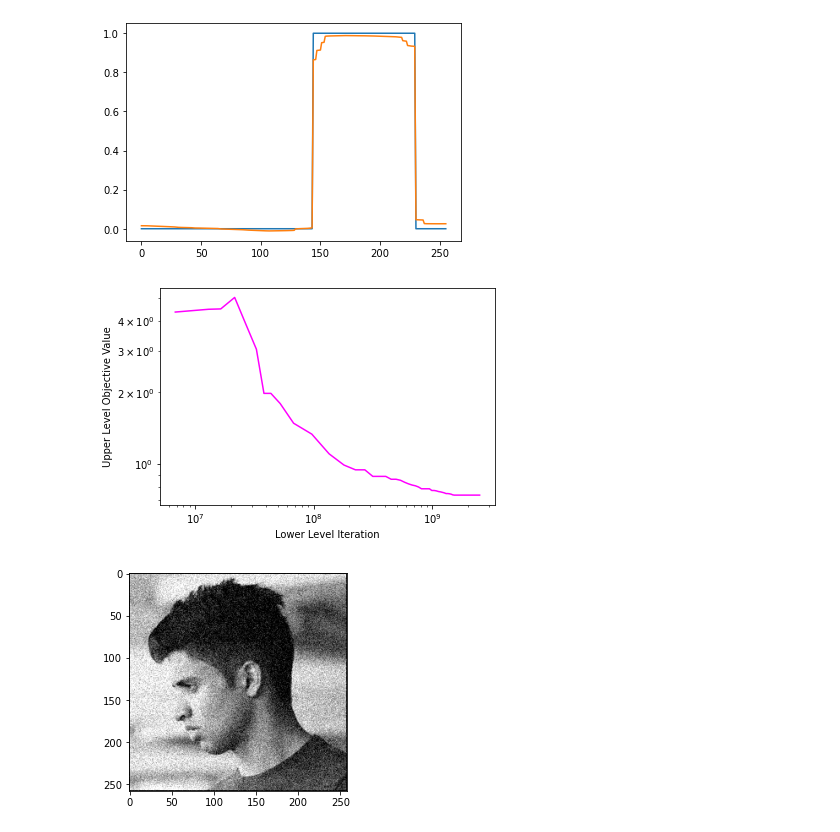
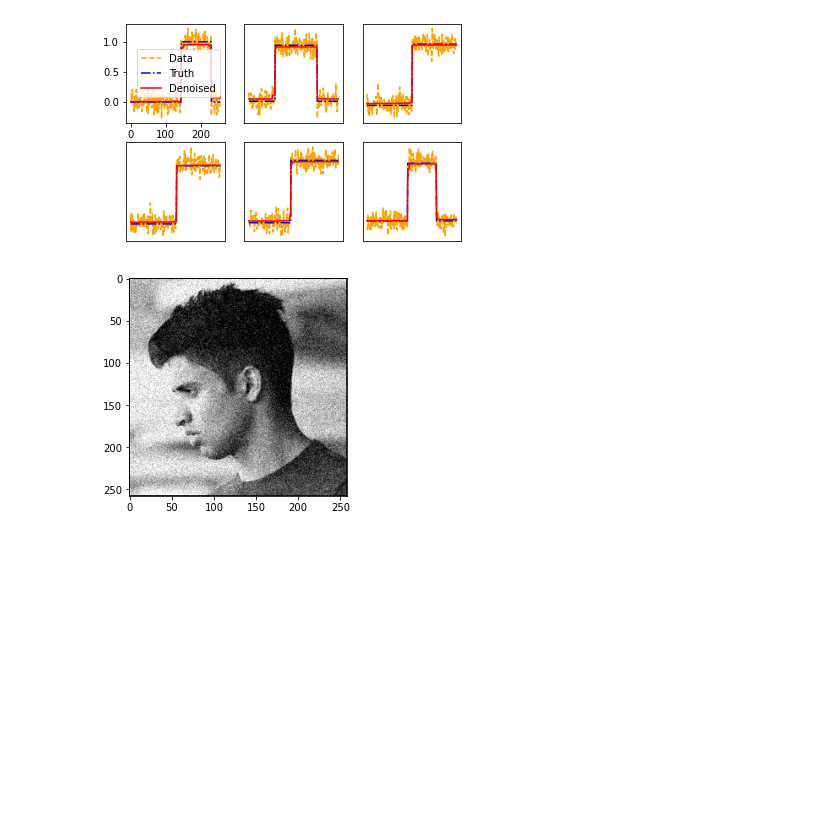
Before and after one commit to MohammadSadeghSalehi/Bilevel, a Jupyter notebook: Codes/Bilevel.ipynb, the cells around one changed output. Drawn from its saved outputs; the diff is of its cells as text; code cells hidden in the pictures; blank space fills up the shorter version.

Commit message:
Figures are added

```diff
--- a/Codes/Bilevel.ipynb
+++ b/Codes/Bilevel.ipynb
@@ -108,30 +111,78 @@ class DFO_FISTA:
         return np.squeeze(np.asarray(self.x0))
 # %%
 #Denoising 1D
+from cProfile import label
+from turtle import color
+
+
 x0 = np.random.rand(1,256)
 data = np.load('1dData.npz')
 b = data['X']
-b = b[:5,:]
+b = b[:100,:]
 A = np.eye(x0.shape[1])
 y = data['y']
-y = y[:5,:]
+y = y[:100,:]
 #theta = [nu, xi, alpha] = [1e-3,1e-3,1e-3]
 Bilevel = DFO_FISTA(A, b, y, x0, 1, 1.3, -1, -3, -3)
-# for l in np.linspace(1,10,100):
-#     Bilevel = DFO_FISTA(A, b, y, x0, l, 1.3, 0, -5, -1)
-#     print (str(l) + ': ' + str(Bilevel.FISTA(0, -5, -1,0)))
+
 result = Bilevel.DFO()
 thetaOptimal = result.x
 print(thetaOptimal)
+#thetaOptimal = [-0.16886349, -8.55251328, -6.96949068]
+
 denoised = Bilevel.FISTA(thetaOptimal[0],thetaOptimal[1],thetaOptimal[2],1)
-plt.plot(b[1,:])
-plt.plot(denoised)
-plt.show()
+# plt.plot(b[1,:])
+# plt.plot(denoised)
+# plt.show()
 
-plt.plot(Bilevel.lowerIter,Bilevel.upperVal,color='magenta')
-plt.xlabel('Lower Level Iteration')
-plt.ylabel('Upper Level Objective Value')
-plt.xscale('log')
-plt.yscale('log')
+# plt.plot(Bilevel.lowerIter,Bilevel.upperVal,color='magenta')
+# plt.xlabel('Lower Level Iteration')
+# plt.ylabel('Upper Level Objective Value')
+# plt.xscale('log')
+# plt.yscale('log')
+
+fig, ((ax1,ax2,ax3),(ax4,ax5,ax6))= plt.subplots(2, 3)
+ax1.plot(y[1,:],label='Data',linestyle='--',color = 'orange')
+ax1.plot(b[1,:],label='Truth',linestyle = '-.',color = 'blue')
+ax1.plot(denoised,label='Denoised',color = 'red')
+# ax1.axes.get_xaxis().set_visible(False)
+# ax1.axes.get_yaxis().set_ticks([])
+ax1.legend()
+
+denoised = Bilevel.FISTA(thetaOptimal[0],thetaOptimal[1],thetaOptimal[2],3)
+ax2.plot(y[3,:],label='Data',linestyle='--',color = 'orange')
+ax2.plot(b[3,:],label='Truth',linestyle='-.',color = 'blue')
+ax2.plot(denoised,label='Denoised',color = 'red')
+ax2.axes.get_xaxis().set_visible(False)
+ax2.axes.get_yaxis().set_ticks([])
+
+denoised = Bilevel.FISTA(thetaOptimal[0],thetaOptimal[1],thetaOptimal[2],5)
+ax3.plot(y[5,:],label='Data',linestyle='--',color = 'orange')
+ax3.plot(b[5,:],label='Truth',linestyle='-.',color = 'blue')
+ax3.plot(denoised,label='Denoised',color = 'red')
+ax3.axes.get_xaxis().set_visible(False)
+ax3.axes.get_yaxis().set_ticks([])
+
+denoised = Bilevel.FISTA(thetaOptimal[0],thetaOptimal[1],thetaOptimal[2],7)
+ax4.plot(y[7,:],label='Data',linestyle='--',color = 'orange')
+ax4.plot(b[7,:],label='Truth',linestyle='-.',color = 'blue')
+ax4.plot(denoised,label='Denoised',color = 'red')
+ax4.axes.get_xaxis().set_visible(False)
+ax4.axes.get_yaxis().set_ticks([])
+
+denoised = Bilevel.FISTA(thetaOptimal[0],thetaOptimal[1],thetaOptimal[2],10)
+ax5.plot(y[10,:],label='Data',linestyle='--',color = 'orange')
+ax5.plot(b[10,:],label='Truth',linestyle='-.',color = 'blue')
+ax5.plot(denoised,label='Denoised',color = 'red')
+ax5.axes.get_xaxis().set_visible(False)
+ax5.axes.get_yaxis().set_ticks([])
+
+denoised = Bilevel.FISTA(thetaOptimal[0],thetaOptimal[1],thetaOptimal[2],13)
+ax6.plot(y[13,:],label='Data',linestyle='--',color = 'orange')
+ax6.plot(b[13,:],label='Truth',linestyle='-.',color = 'blue')
+ax6.plot(denoised,label='Denoised',color = 'red')
+ax6.axes.get_xaxis().set_visible(False)
+ax6.axes.get_yaxis().set_ticks([])
+fig.savefig('1d dynamic.png',dpi=300)
 # %% [output]
 Initialise DFO
@@ -154,5 +205,4 @@ i = 1 Converged at iteration: 1
-[figure, old version]
+[figure, new version]
-[figure, removed]
 # %%
 #Renaming images
 import os
```
Also changed, not shown: parts of 15 cells of this notebook.
